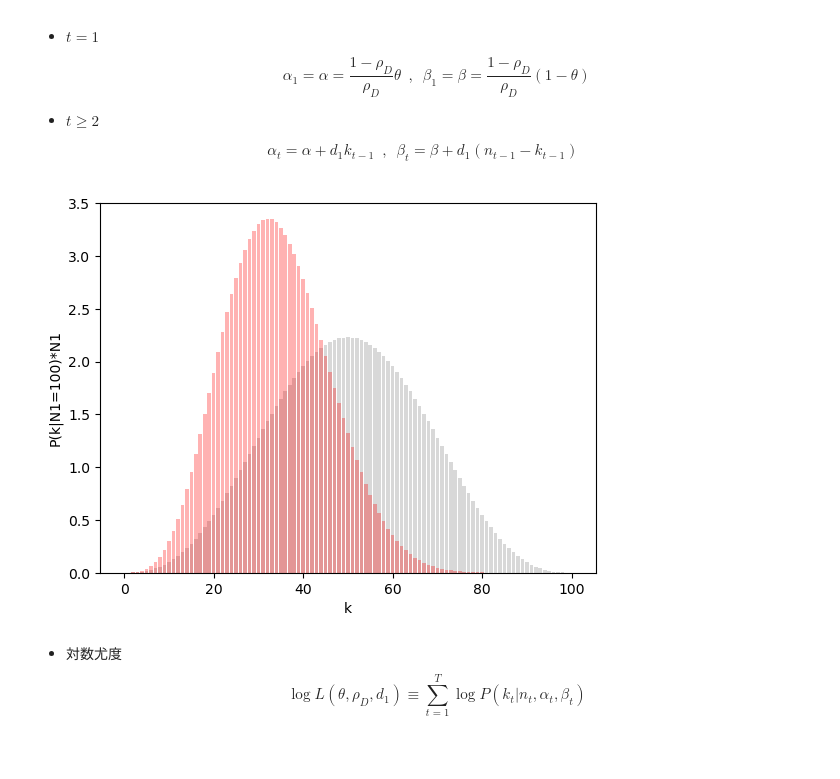
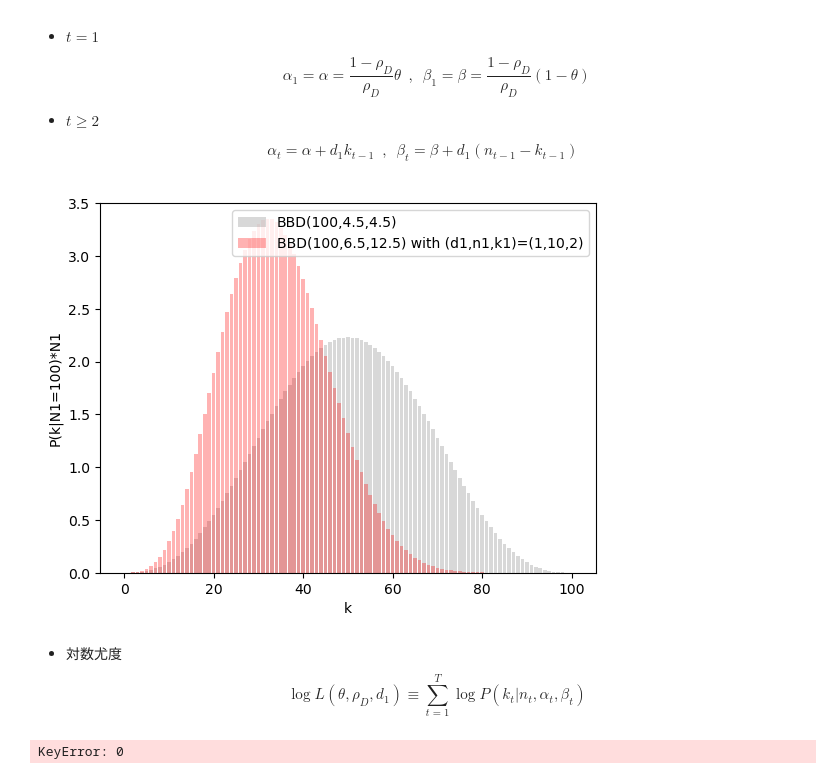
Before and after one commit to LABO-M/MachineLearningPhasesOfMatter, a Jupyter notebook: BBD/BBD.ipynb, the cells around one changed output. Saved outputs shown, nothing was run; the diff lists cells and outputs as text; code cells hidden in the pictures.

```diff
--- a/BBD/BBD.ipynb
+++ b/BBD/BBD.ipynb
@@ -317,36 +317,39 @@ $$
 # %%
 import numpy as np
 from scipy.stats import betabinom
 import matplotlib.pyplot as plt
 
 N1 = 100
 theta = 0.5
 rho_D = 0.1
 alpha = ( 1 - rho_D ) / rho_D * theta
 beta = ( 1 - rho_D ) / rho_D * ( 1 - theta )
 k_values = np.arange(0, N1+1)
 
 # Change
 d1 = 1
 n1 = 10
 k1 = 2
 
+# Calculate the new alpha and beta
 alpha_new = alpha + k1
 beta_new = beta + (n1 - k1)
 
 # Calculate the beta binomial distribution
 dist = betabinom(N1, alpha, beta)
 dist_new = betabinom(N1, alpha_new, beta_new)
 
 # Plot the probability mass function
-plt.bar(k_values, N1*dist.pmf(k_values), color='gray', alpha=0.3)
-plt.bar(k_values, N1*dist_new.pmf(k_values), color='red', alpha=0.3)
+plt.bar(k_values, N1*dist.pmf(k_values), color='gray', alpha=0.3 , label = "BBD(100,4.5,4.5)")
+plt.bar(k_values, N1*dist_new.pmf(k_values), color='red', alpha=0.3 , \
+        label = "BBD(100,6.5,12.5) with (d1,n1,k1)=(1,10,2)")
 plt.xlabel('k')
 plt.ylabel('P(k|N1=100)*N1')
 plt.ylim([0, 3.5])
+plt.legend()
 plt.show()
 # %% [output]
-[figure, old version]
+[figure, new version]
 # %% [markdown]
 - 対数尤度
 $$
@@ -363,14 +366,15 @@ d1_d1 = []
 logL_d1 = []
 
 for i in range(15):
-    k = data[i].iloc[:,1].values
-    N = data[i].iloc[:,0].values
+    k = data[i].iloc[:,1]
+    N = data[i].iloc[:,0]
     T = len(k)
 
     def log_likelihood(x):
         theta, rho_D, d_1 = x
         if 0 < theta < 1 and 0 <= rho_D < 1 and 0 < d_1 < 1:
-            logL = np.log(comb(N[0], k[0])) + betaln(theta / rho_D + k[0], (1-theta) / rho_D + N[0] - k[0]) - betaln(theta / rho_D, (1-theta) / rho_D)
+            logL = np.log(comb(N[0], k[0])) + \
+                betaln(theta / rho_D + k[0], (1-theta) / rho_D + N[0] - k[0]) - betaln(theta / rho_D, (1-theta) / rho_D)
             for t in range(1, T):
                 alpha_t = theta / rho_D + d_1 * k[t-1]
                 beta_t = (1-theta) / rho_D + d_1 * (N[t-1] - k[t-1])
@@ -385,3 +389,5 @@ for i in range(15):
     rho_d1.append(round(res.x[1], 3))
     d1_d1.append(round(res.x[2], 3))
     logL_d1.append(round(-res.fun, 1))
+# %% [output]
+KeyError: 0
```
Also changed, not shown: parts of 1 cell of this notebook.
